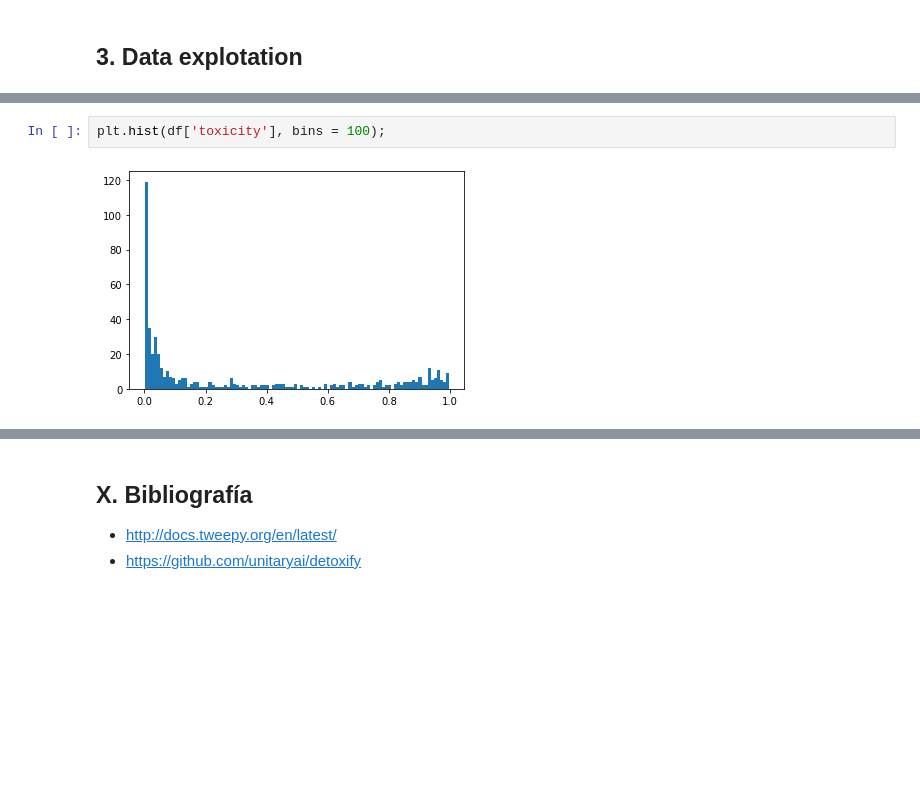
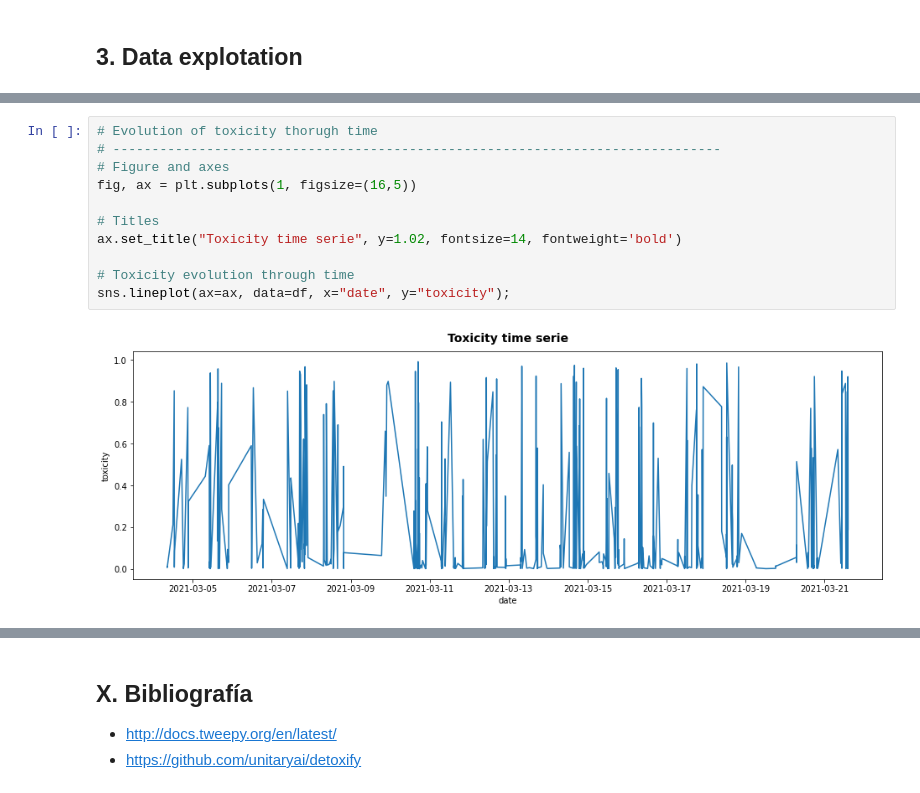
Before and after one commit to gmachinromero/project_robotodio, a Jupyter notebook: notebooks/02-multilingual-model.ipynb, the cells around one changed output, grey strips where cells are left out. Cells and saved outputs as stored; diff of their text form; blank space fills up the shorter version.

```diff
--- a/notebooks/02-multilingual-model.ipynb
+++ b/notebooks/02-multilingual-model.ipynb
@@ -367,4 +372,13 @@ sns.displot(data=df, x='toxicity', legend=True, fill=True, kind='hist', kde=True
-# %%
-plt.hist(df['toxicity'], bins = 100);
-# %% [output]
-[figure, removed]
+# %%
+# Evolution of toxicity thorugh time
+# ------------------------------------------------------------------------------
+# Figure and axes
+fig, ax = plt.subplots(1, figsize=(16,5))
+
+# Titles
+ax.set_title("Toxicity time serie", y=1.02, fontsize=14, fontweight='bold')
+
+# Toxicity evolution through time
+sns.lineplot(ax=ax, data=df, x="date", y="toxicity");
+# %% [output]
+[figure, added]
```
Also changed, not shown: parts of 21 cells of this notebook.
